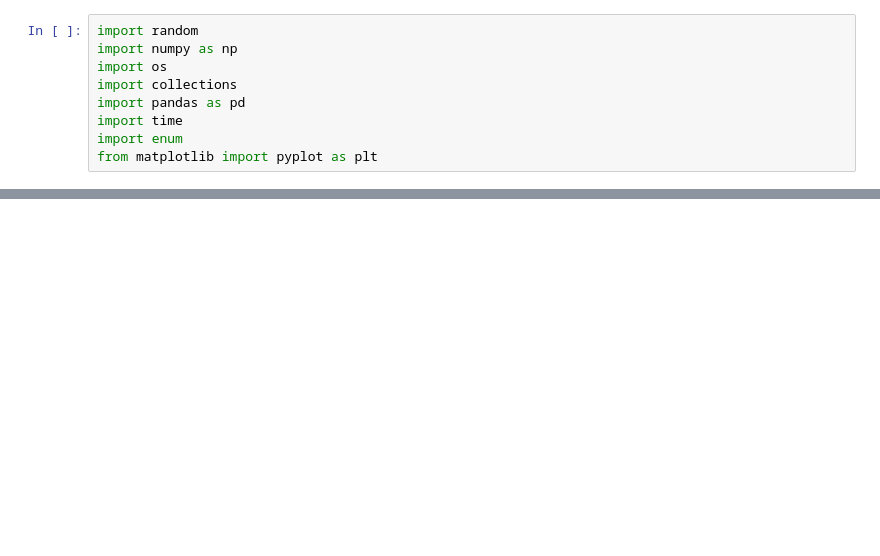
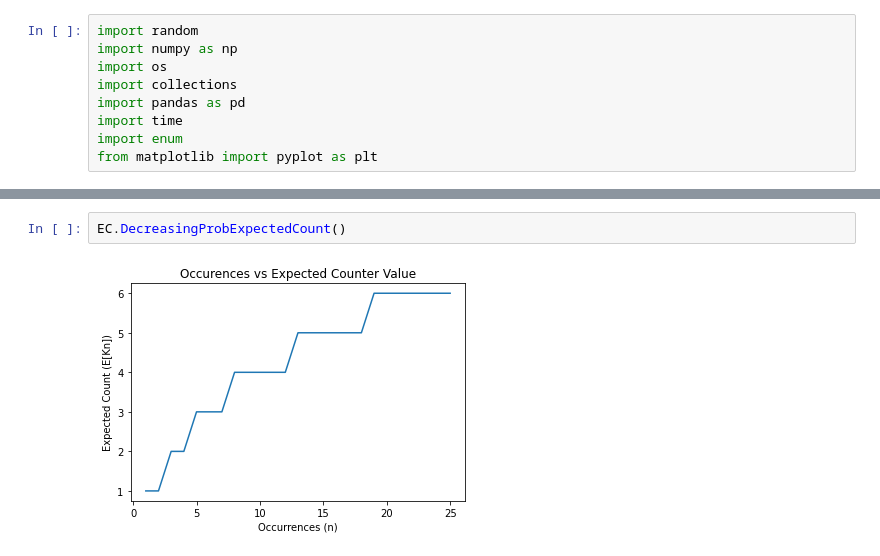
Before and after one commit to prablordeppey/Advanced-Algorithm, a Jupyter notebook: probability_counter/notebook/ApproximateCounting.ipynb, the cells around one changed output, grey strips where cells are left out. Drawn from its saved outputs; the diff is of its cells as text; blank space fills up the shorter version.

```diff
--- a/probability_counter/notebook/ApproximateCounting.ipynb
+++ b/probability_counter/notebook/ApproximateCounting.ipynb
@@ -516,0 +456,4 @@ EC.expected_counts
+# %%
+EC.DecreasingProbExpectedCount()
+# %% [output]
+[figure, added]
```
Also changed, not shown: parts of 12 cells of this notebook, 19 other files.
